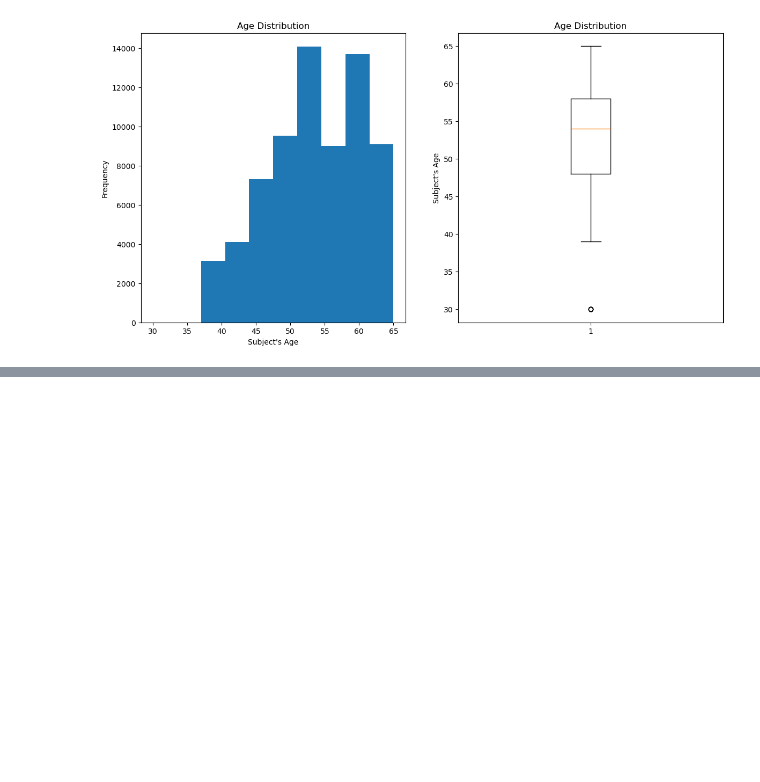
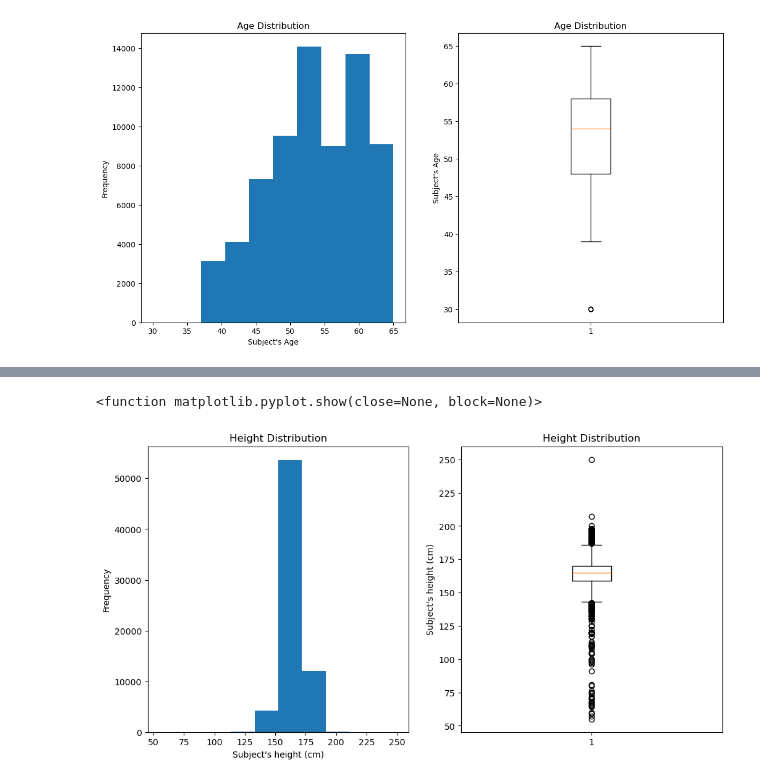
Before and after one commit to AbdullahBera/heart-attack-analysis, a Jupyter notebook: analysis.ipynb, the cells around one changed output, grey strips where cells are left out. Saved outputs shown, nothing was run; the diff lists cells and outputs as text; code cells hidden in the pictures; blank space fills up the shorter version.

```diff
--- a/analysis.ipynb
+++ b/analysis.ipynb
@@ -264,0 +335,19 @@ plt.show()
+# %%
+fig, ax = plt.subplots(nrows=1, ncols=2, figsize = (12,6))
+
+ax[0].hist(heart_df['height'])
+ax[0].set_xlabel("Subject's height (cm)")
+ax[0].set_ylabel("Frequency")
+ax[0].set_title("Height Distribution")
+
+
+
+ax[1].boxplot(heart_df["height"])
+ax[1].set_ylabel("Subject's height (cm)")
+ax[1].set_title("Height Distribution")
+
+
+plt.show
+# %% [output]
+<function matplotlib.pyplot.show(close=None, block=None)>
+[figure, added]
```
Also changed, not shown: parts of 16 cells of this notebook.
